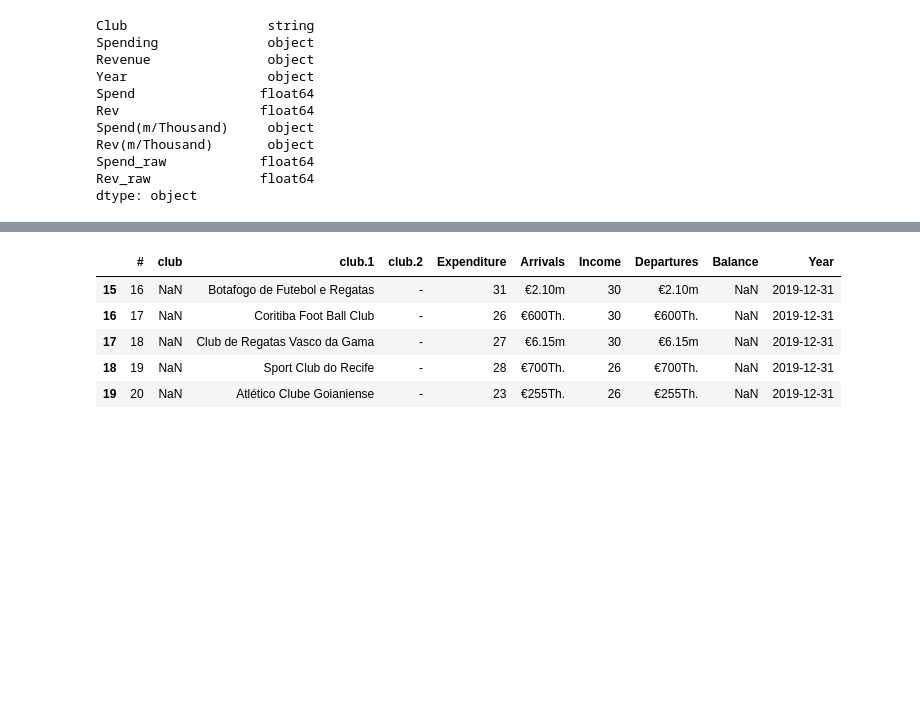
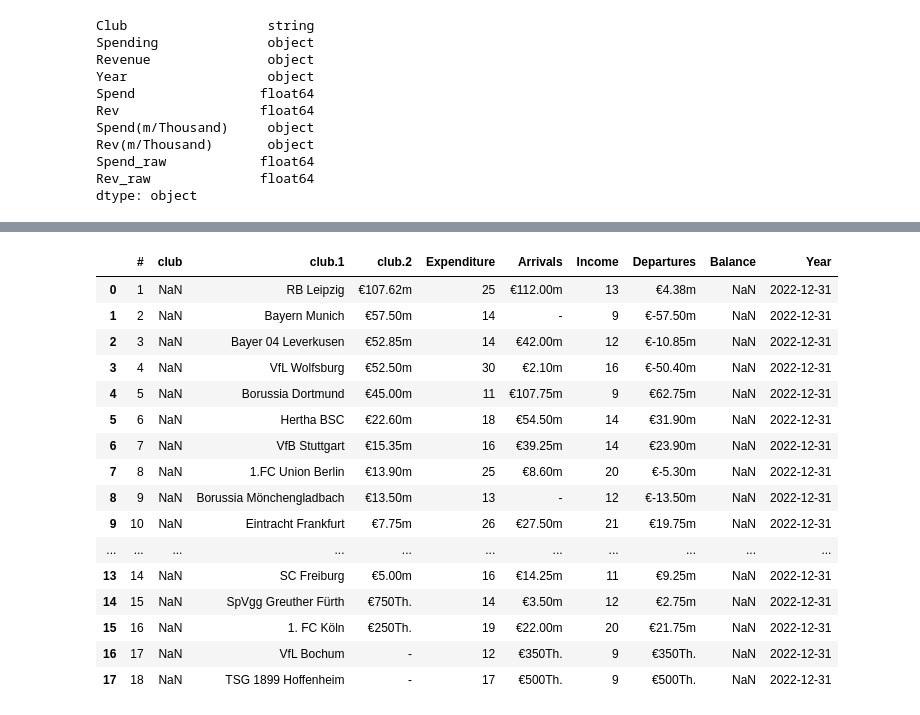
Before and after one commit to timi000/Soccer-Story, a Jupyter notebook: Transfer_Scraping.ipynb, the cells around one changed output, grey strips where cells are left out. Saved outputs shown, nothing was run; the diff lists cells and outputs as text; code cells hidden in the pictures; blank space fills up the shorter version.

```diff
--- a/Transfer_Scraping.ipynb
+++ b/Transfer_Scraping.ipynb
@@ -13,12 +30,12 @@ x=1995
 
 Lig_list=[]
 
-for r in range(26):
+for r in range(z):
     lalurl = f"https://www.transfermarkt.com/laliga/einnahmenausgaben/wettbewerb/ES1/plus/0?ids=a&sa=&\
     saison_id={x}&saison_id_bis={x}&nat=&pos=&altersklasse=&w_s=&leihe=&intern=0"
     page=requests.get(lalurl,headers={'User-Agent': 'Custom'})
     t=pd.read_html(page.content)
-    t[3]["Year"]=f'{x}-12-31'
+    t[3]["Year"]=f'{x+1}-12-31'
     Lig_list.append(t[3])
     x=x+1
     time.sleep(2)
@@ -30,12 +47,12 @@ x=1995
 EPL_list=[]
 
 
-for r in range(26):
+for r in range(z):
     eplurl = f"https://www.transfermarkt.com/premier-league/einnahmenausgaben/wettbewerb/GB1/plus/0?ids=a&sa=&\
     saison_id={x}&saison_id_bis={x}&nat=&pos=&altersklasse=&w_s=&leihe=&intern=0"
     page=requests.get(eplurl,headers={'User-Agent': 'Custom'})
     t=pd.read_html(page.content)
-    t[3]["Year"]=f'{x}-12-31'
+    t[3]["Year"]=f'{x+1}-12-31'
     EPL_list.append(t[3])
     x=x+1
     time.sleep(2)
@@ -47,12 +64,12 @@ x=1995
 SER_list=[]
 
 
-for r in range(26):
+for r in range(z):
     serurl = f"https://www.transfermarkt.com/serie-a/einnahmenausgaben/wettbewerb/IT1/plus/0?ids=a&sa=&\
     saison_id={x}&saison_id_bis={x}&nat=&pos=&altersklasse=&w_s=&leihe=&intern=0"
     page=requests.get(serurl,headers={'User-Agent': 'Custom'})
     t=pd.read_html(page.content)
-    t[3]["Year"]=f'{x}-12-31'
+    t[3]["Year"]=f'{x+1}-12-31'
     SER_list.append(t[3])
     x=x+1
     time.sleep(2)
@@ -64,12 +81,12 @@ x=1995
 BUN_list=[]
 
 
-for r in range(26):
+for r in range(z):
     bunurl = f"https://www.transfermarkt.com/bundesliga/einnahmenausgaben/wettbewerb/L1/plus/0?ids=a&sa=&\
     saison_id={x}&saison_id_bis={x}&nat=&pos=&altersklasse=&w_s=&leihe=&intern=0"
     page=requests.get(bunurl,headers={'User-Agent': 'Custom'})
     t=pd.read_html(page.content)
-    t[3]["Year"]=f'{x}-12-31'
+    t[3]["Year"]=f'{x+1}-12-31'
     BUN_list.append(t[3])
     x=x+1
     time.sleep(2)
@@ -406,9 +519,20 @@ BRAtr=pd.concat(BRA_list)
-# %%
-BRAtr.tail()
-# %% [output]
-|  | # | club | club.1 | club.2 | Expenditure | Arrivals | Income | Departures | Balance | Year |
-| 15 | 16 | NaN | Botafogo de Futebol e Regatas | - | 31 | €2.10m | 30 | €2.10m | NaN | 2019-12-31 |
-| 16 | 17 | NaN | Coritiba Foot Ball Club | - | 26 | €600Th. | 30 | €600Th. | NaN | 2019-12-31 |
-| 17 | 18 | NaN | Club de Regatas Vasco da Gama | - | 27 | €6.15m | 30 | €6.15m | NaN | 2019-12-31 |
-| 18 | 19 | NaN | Sport Club do Recife | - | 28 | €700Th. | 26 | €700Th. | NaN | 2019-12-31 |
-| 19 | 20 | NaN | Atlético Clube Goianiense | - | 23 | €255Th. | 26 | €255Th. | NaN | 2019-12-31 |
+# %%
+BUNtr.tail(18)
+# %% [output]
+|  | # | club | club.1 | club.2 | Expenditure | Arrivals | Income | Departures | Balance | Year |
+| 0 | 1 | NaN | RB Leipzig | €107.62m | 25 | €112.00m | 13 | €4.38m | NaN | 2022-12-31 |
+| 1 | 2 | NaN | Bayern Munich | €57.50m | 14 | - | 9 | €-57.50m | NaN | 2022-12-31 |
+| 2 | 3 | NaN | Bayer 04 Leverkusen | €52.85m | 14 | €42.00m | 12 | €-10.85m | NaN | 2022-12-31 |
+| 3 | 4 | NaN | VfL Wolfsburg | €52.50m | 30 | €2.10m | 16 | €-50.40m | NaN | 2022-12-31 |
+| 4 | 5 | NaN | Borussia Dortmund | €45.00m | 11 | €107.75m | 9 | €62.75m | NaN | 2022-12-31 |
+| 5 | 6 | NaN | Hertha BSC | €22.60m | 18 | €54.50m | 14 | €31.90m | NaN | 2022-12-31 |
+| 6 | 7 | NaN | VfB Stuttgart | €15.35m | 16 | €39.25m | 14 | €23.90m | NaN | 2022-12-31 |
+| 7 | 8 | NaN | 1.FC Union Berlin | €13.90m | 25 | €8.60m | 20 | €-5.30m | NaN | 2022-12-31 |
+| 8 | 9 | NaN | Borussia Mönchengladbach | €13.50m | 13 | - | 12 | €-13.50m | NaN | 2022-12-31 |
+| 9 | 10 | NaN | Eintracht Frankfurt | €7.75m | 26 | €27.50m | 21 | €19.75m | NaN | 2022-12-31 |
+| ... | ... | ... | ... | ... | ... | ... | ... | ... | ... | ... |
+| 13 | 14 | NaN | SC Freiburg | €5.00m | 16 | €14.25m | 11 | €9.25m | NaN | 2022-12-31 |
+| 14 | 15 | NaN | SpVgg Greuther Fürth | €750Th. | 14 | €3.50m | 12 | €2.75m | NaN | 2022-12-31 |
+| 15 | 16 | NaN | 1. FC Köln | €250Th. | 19 | €22.00m | 20 | €21.75m | NaN | 2022-12-31 |
+| 16 | 17 | NaN | VfL Bochum | - | 12 | €350Th. | 9 | €350Th. | NaN | 2022-12-31 |
+| 17 | 18 | NaN | TSG 1899 Hoffenheim | - | 17 | €500Th. | 9 | €500Th. | NaN | 2022-12-31 |
```
Also changed, not shown: parts of 25 cells of this notebook, 23 other files.
